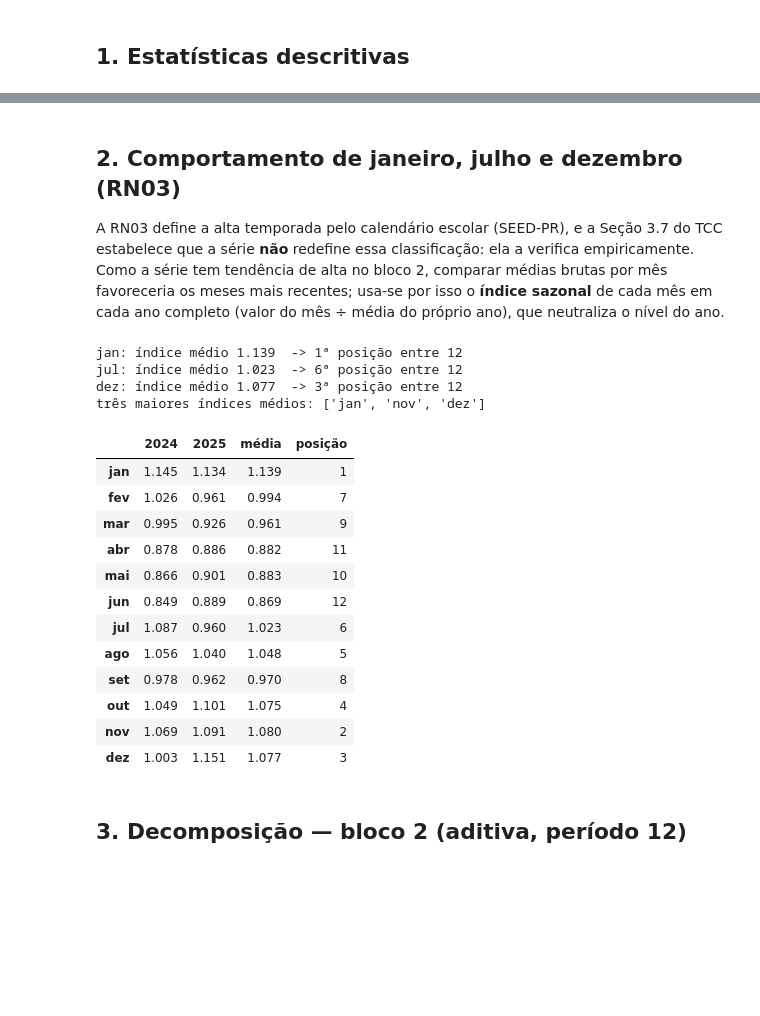
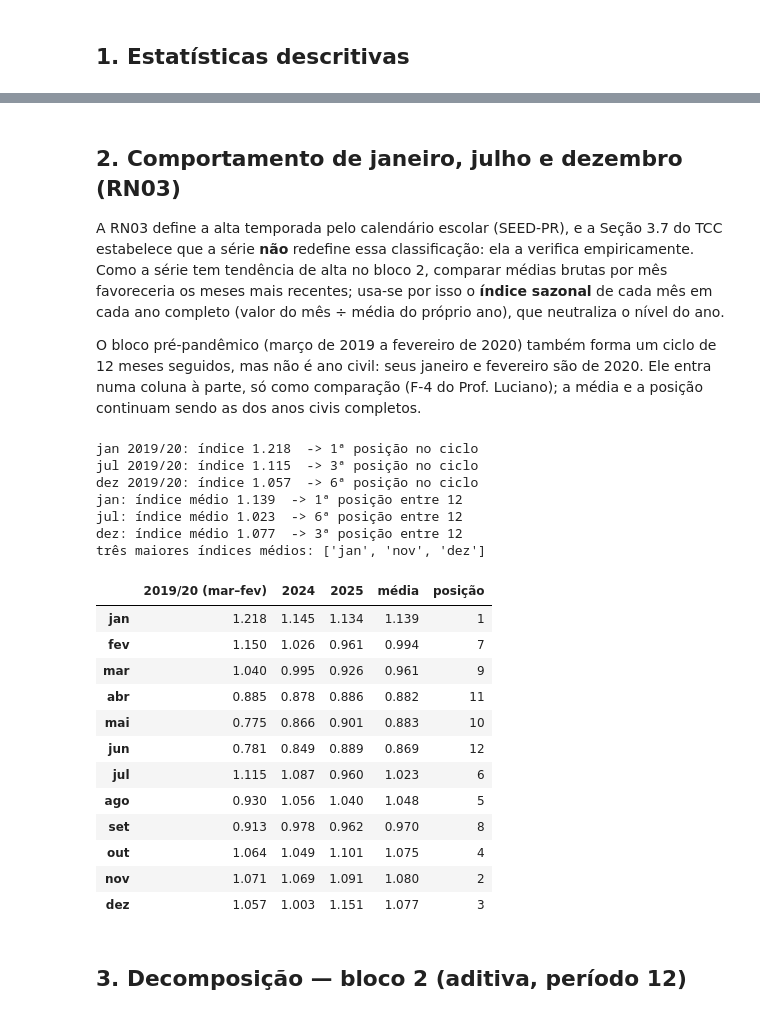
Before and after one commit to Patrick-Iagucheski/previsao-demanda-turistica-foz, a Jupyter notebook: notebooks/01_caracterizacao_serie.ipynb, the cells around one changed output, grey strips where cells are left out. Drawn from its saved outputs; the diff is of its cells as text; code cells hidden in the pictures; blank space fills up the shorter version.

```diff
--- a/notebooks/01_caracterizacao_serie.ipynb
+++ b/notebooks/01_caracterizacao_serie.ipynb
@@ -104,43 +104,62 @@ estabelece que a série **não** redefine essa classificação: ela a verifica e
 Como a série tem tendência de alta no bloco 2, comparar médias brutas por mês favoreceria
 os meses mais recentes; usa-se por isso o **índice sazonal** de cada mês em cada ano
 completo (valor do mês ÷ média do próprio ano), que neutraliza o nível do ano.
+
+O bloco pré-pandêmico (março de 2019 a fevereiro de 2020) também forma um ciclo de 12 meses seguidos,
+mas não é ano civil: seus janeiro e fevereiro são de 2020. Ele entra numa coluna à parte, só como
+comparação (F-4 do Prof. Luciano); a média e a posição continuam sendo as dos anos civis completos.
 # %%
 completos = [a for a, g in uteis.groupby("ano") if g.mes.nunique() == 12]
 indices = {}
 for a in completos:
     g = uteis[uteis.ano == a].set_index("mes").desembarques
     indices[a] = (g / g.mean())
 ind = pd.DataFrame(indices)
 ind.index = [MESES[m - 1] for m in ind.index]
 ind["média"] = ind.mean(axis=1)
 ind["posição"] = ind["média"].rank(ascending=False).astype(int)
 RES["anos_completos"] = completos
 RES["indice_sazonal"] = {m: {str(k): float(v) for k, v in row.items() if k != "posição"} | {"posicao": int(row["posição"])}
                          for m, row in ind.iterrows()}
+# F-4 (Prof. Luciano): o bloco pré-pandêmico (mar/2019 a fev/2020) também é um ciclo de 12 meses seguidos,
+# mas não é ano civil. Entra só como comparação: a média e a posição acima continuam sendo as de 2024 e 2025.
+ciclo = uteis[((uteis.ano == 2019) & (uteis.mes >= 3)) | ((uteis.ano == 2020) & (uteis.mes <= 2))]
+assert len(ciclo) == 12 and ciclo.mes.nunique() == 12
+g = ciclo.set_index("mes").desembarques
+ind_1920 = (g / g.mean()).rename(index=lambda m: MESES[m - 1])
+pos_1920 = ind_1920.rank(ascending=False).astype(int)
+ind.insert(0, "2019/20 (mar–fev)", ind_1920)
+RES["indice_sazonal_2019_20"] = {m: {"indice": float(ind_1920[m]), "posicao": int(pos_1920[m])}
+                                  for m in ind_1920.index}
+for m in ["jan", "jul", "dez"]:
+    print(f"{m} 2019/20: índice {ind_1920[m]:.3f}  -> {pos_1920[m]}ª posição no ciclo")
 top3 = ind.sort_values("média", ascending=False).index[:3].tolist()
 RES["tres_maiores_indices"] = top3
 for m in ["jan", "jul", "dez"]:
     print(f"{m}: índice médio {ind.loc[m, 'média']:.3f}  -> {ind.loc[m, 'posição']}ª posição entre 12")
 print("três maiores índices médios:", top3)
 ind.style.format("{:.3f}", subset=[c for c in ind.columns if c != "posição"])
 # %% [output]
+jan 2019/20: índice 1.218  -> 1ª posição no ciclo
+jul 2019/20: índice 1.115  -> 3ª posição no ciclo
+dez 2019/20: índice 1.057  -> 6ª posição no ciclo
 jan: índice médio 1.139  -> 1ª posição entre 12
 jul: índice médio 1.023  -> 6ª posição entre 12
 dez: índice médio 1.077  -> 3ª posição entre 12
 três maiores índices médios: ['jan', 'nov', 'dez']
-|  | 2024 | 2025 | média | posição |
-| jan | 1.145 | 1.134 | 1.139 | 1 |
-| fev | 1.026 | 0.961 | 0.994 | 7 |
-| mar | 0.995 | 0.926 | 0.961 | 9 |
-| abr | 0.878 | 0.886 | 0.882 | 11 |
-| mai | 0.866 | 0.901 | 0.883 | 10 |
-| jun | 0.849 | 0.889 | 0.869 | 12 |
-| jul | 1.087 | 0.960 | 1.023 | 6 |
-| ago | 1.056 | 1.040 | 1.048 | 5 |
-| set | 0.978 | 0.962 | 0.970 | 8 |
-| out | 1.049 | 1.101 | 1.075 | 4 |
-| nov | 1.069 | 1.091 | 1.080 | 2 |
-| dez | 1.003 | 1.151 | 1.077 | 3 |
+|  | 2019/20 (mar–fev) | 2024 | 2025 | média | posição |
+| jan | 1.218 | 1.145 | 1.134 | 1.139 | 1 |
+| fev | 1.150 | 1.026 | 0.961 | 0.994 | 7 |
+| mar | 1.040 | 0.995 | 0.926 | 0.961 | 9 |
+| abr | 0.885 | 0.878 | 0.886 | 0.882 | 11 |
+| mai | 0.775 | 0.866 | 0.901 | 0.883 | 10 |
+| jun | 0.781 | 0.849 | 0.889 | 0.869 | 12 |
+| jul | 1.115 | 1.087 | 0.960 | 1.023 | 6 |
+| ago | 0.930 | 1.056 | 1.040 | 1.048 | 5 |
+| set | 0.913 | 0.978 | 0.962 | 0.970 | 8 |
+| out | 1.064 | 1.049 | 1.101 | 1.075 | 4 |
+| nov | 1.071 | 1.069 | 1.091 | 1.080 | 2 |
+| dez | 1.057 | 1.003 | 1.151 | 1.077 | 3 |
 # %% [markdown]
 ## 3. Decomposição — bloco 2 (aditiva, período 12)
 # %%
```
Also changed, not shown: 13 other files.
